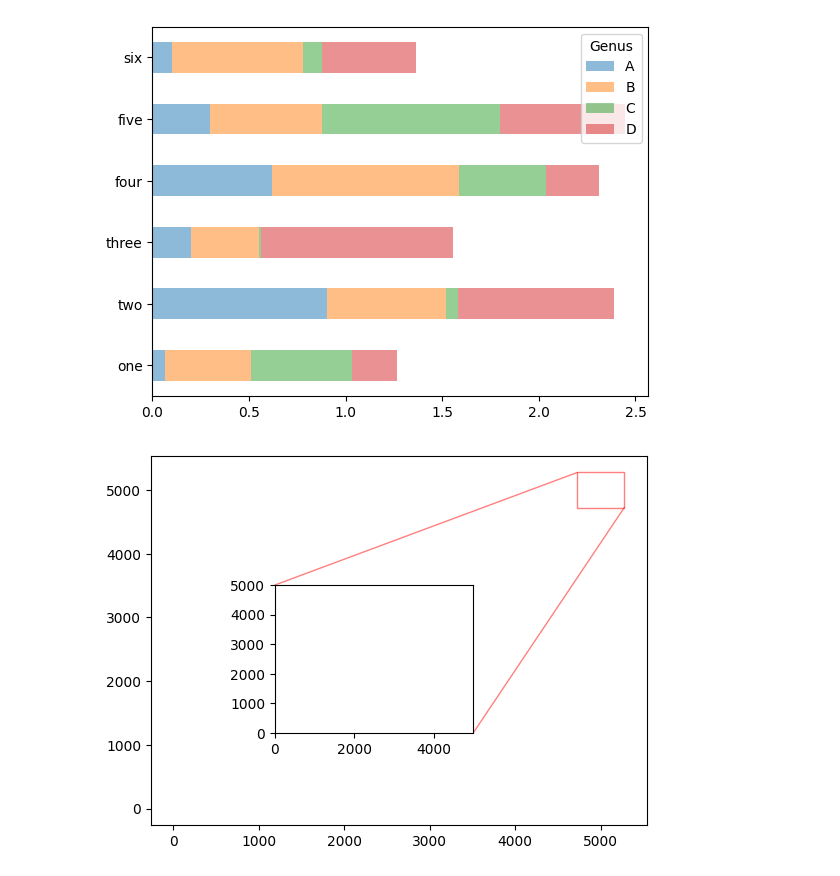
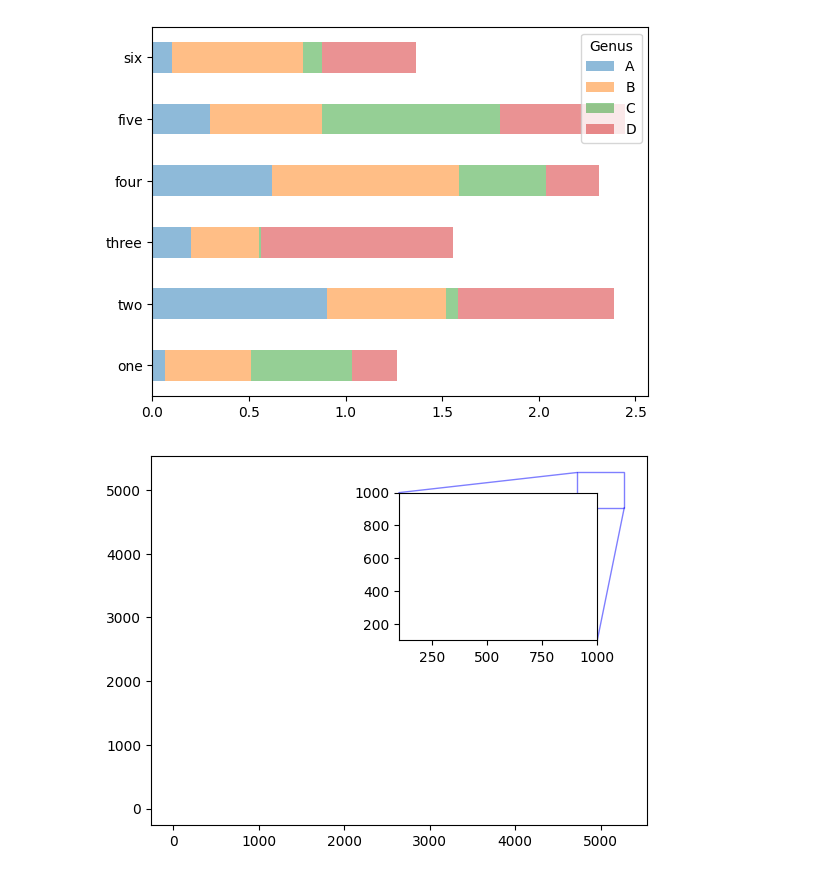
Before and after one commit to Ghenghis/JUPYTER_NOTEBOOKS, a Jupyter notebook: X_TEST_Z.ipynb, the cells around one changed output. Cells and saved outputs as stored; diff of their text form; code cells hidden in the pictures.

```diff
--- a/X_TEST_Z.ipynb
+++ b/X_TEST_Z.ipynb
@@ -116,36 +116,36 @@ six    0.103244  0.676436  0.095630  0.486779
 # %%
 ##### FROM CHATGPT #####
 
 import matplotlib.pyplot as plt
 
 x = 1
 y = 2
 
 x_zoom = 5000
 y_zoom = 5000
 
-x_min_zoom = 0
-y_min_zoom = 0
+x_min_zoom = 100
+y_min_zoom = 100
 
-x_max_zoom = 5000
-y_max_zoom = 5000
+x_max_zoom = 1000
+y_max_zoom = 1000
 
 # Create the main plot
 fig, ax = plt.subplots()
 ax.plot(x, y)
 
 # Create the zoomed-in plot
-ax_zoom = ax.inset_axes([0.25, 0.25, 0.4, 0.4])  # Specify the position and size of the zoomed-in plot
+ax_zoom = ax.inset_axes([0.5, 0.5, 0.4, 0.4])  # Specify the position and size of the zoomed-in plot
 ax_zoom.plot(x_zoom, y_zoom)
 
 # Add the zoomed-in plot to the main plot
-ax.indicate_inset_zoom(ax_zoom, edgecolor='red')
+ax.indicate_inset_zoom(ax_zoom, edgecolor='blue')
 
 # Customize the appearance of the zoomed-in plot
 ax_zoom.set_xlim(x_min_zoom, x_max_zoom)
 ax_zoom.set_ylim(y_min_zoom, y_max_zoom)
 
 # Show the plot
 plt.show()
 # %% [output]
-[figure, old version]
+[figure, new version]
```
Also changed, not shown: 1 other file.
